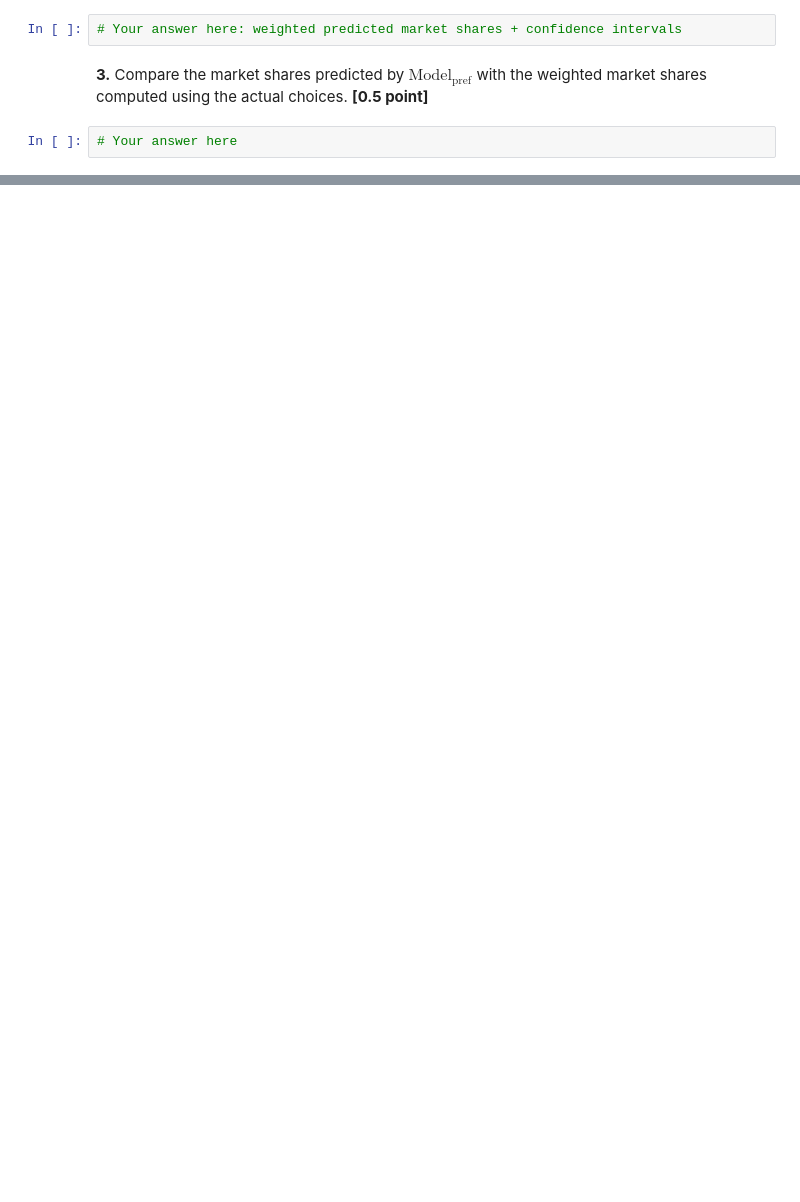
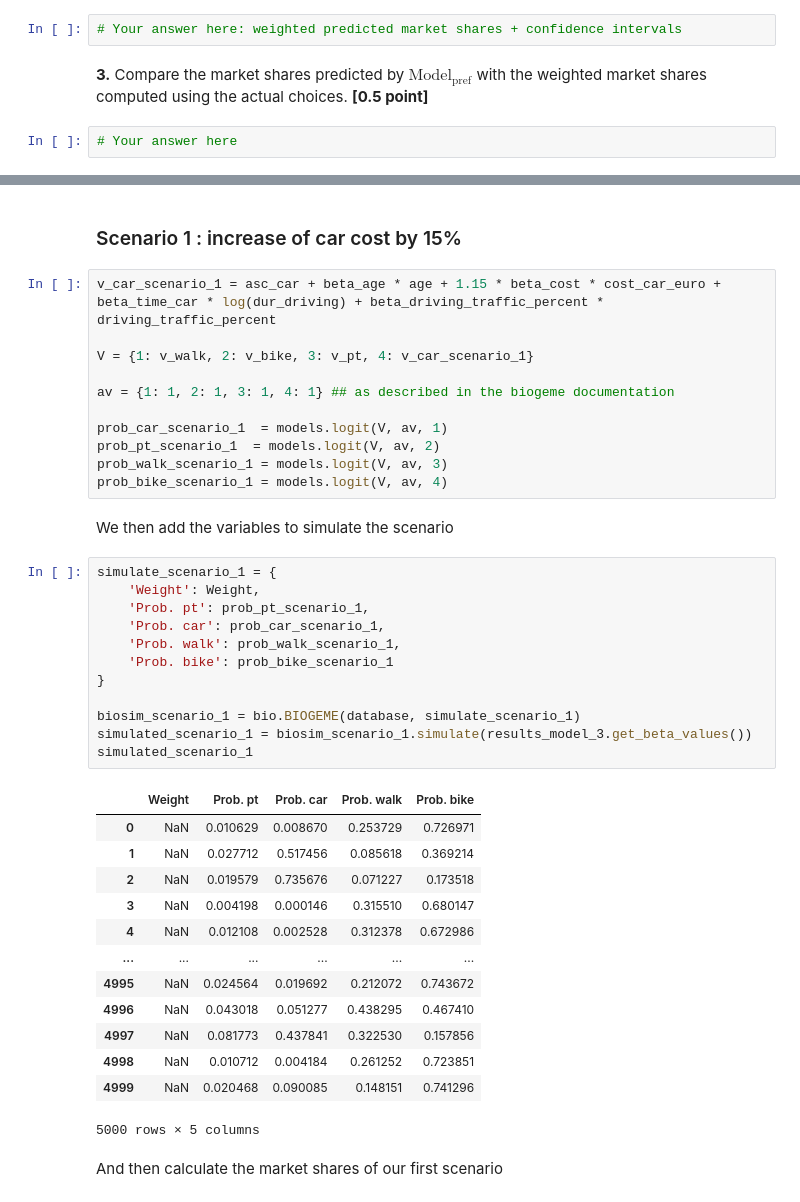
Before and after one commit to chloeruiz0300/Assignment, a Jupyter notebook: Market Shares.ipynb, the cells around one changed output, grey strips where cells are left out. Cells and saved outputs as stored; diff of their text form; blank space fills up the shorter version.

Commit message:
Forecasting added to market shares

```diff
--- a/Market Shares.ipynb
+++ b/Market Shares.ipynb
@@ -488,0 +512,43 @@ with the weighted market shares computed using the actual choices.
+# %% [markdown]
+### Scenario 1 : increase of car cost by 15%
+# %%
+v_car_scenario_1 = asc_car + beta_age * age + 1.15 * beta_cost * cost_car_euro + beta_time_car * log(dur_driving) + beta_driving_traffic_percent * driving_traffic_percent
+
+V = {1: v_walk, 2: v_bike, 3: v_pt, 4: v_car_scenario_1}
+
+av = {1: 1, 2: 1, 3: 1, 4: 1} ## as described in the biogeme documentation
+
+prob_car_scenario_1  = models.logit(V, av, 1)
+prob_pt_scenario_1  = models.logit(V, av, 2)
+prob_walk_scenario_1 = models.logit(V, av, 3)
+prob_bike_scenario_1 = models.logit(V, av, 4)
+# %% [markdown]
+We then add the variables to simulate the scenario
+# %%
+simulate_scenario_1 = {
+    'Weight': Weight,
+    'Prob. pt': prob_pt_scenario_1,
+    'Prob. car': prob_car_scenario_1,
+    'Prob. walk': prob_walk_scenario_1,
+    'Prob. bike': prob_bike_scenario_1
+}
+
+biosim_scenario_1 = bio.BIOGEME(database, simulate_scenario_1)
+simulated_scenario_1 = biosim_scenario_1.simulate(results_model_3.get_beta_values())
+simulated_scenario_1
+# %% [output]
+|  | Weight | Prob. pt | Prob. car | Prob. walk | Prob. bike |
+| 0 | NaN | 0.010629 | 0.008670 | 0.253729 | 0.726971 |
+| 1 | NaN | 0.027712 | 0.517456 | 0.085618 | 0.369214 |
+| 2 | NaN | 0.019579 | 0.735676 | 0.071227 | 0.173518 |
+| 3 | NaN | 0.004198 | 0.000146 | 0.315510 | 0.680147 |
+| 4 | NaN | 0.012108 | 0.002528 | 0.312378 | 0.672986 |
+| ... | ... | ... | ... | ... | ... |
+| 4995 | NaN | 0.024564 | 0.019692 | 0.212072 | 0.743672 |
+| 4996 | NaN | 0.043018 | 0.051277 | 0.438295 | 0.467410 |
+| 4997 | NaN | 0.081773 | 0.437841 | 0.322530 | 0.157856 |
+| 4998 | NaN | 0.010712 | 0.004184 | 0.261252 | 0.723851 |
+| 4999 | NaN | 0.020468 | 0.090085 | 0.148151 | 0.741296 |
+5000 rows × 5 columns
+# %% [markdown]
+And then calculate the market shares of our first scenario
```
Also changed, not shown: parts of 24 cells of this notebook, 4 other files.
